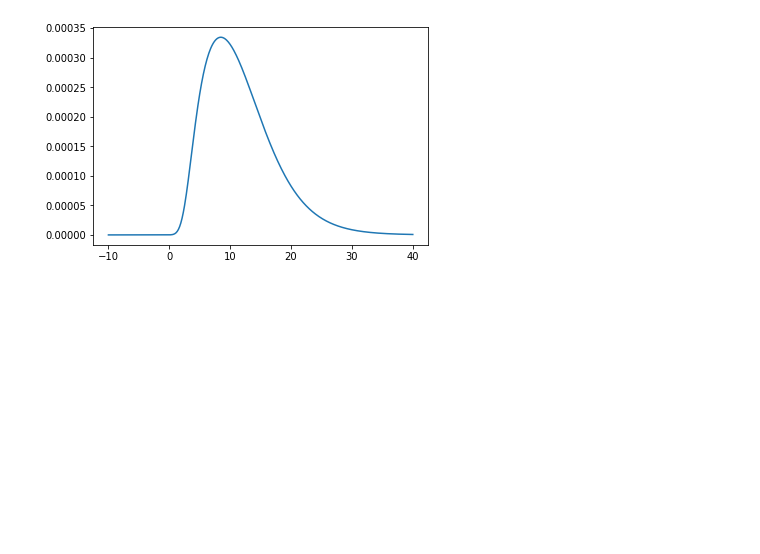
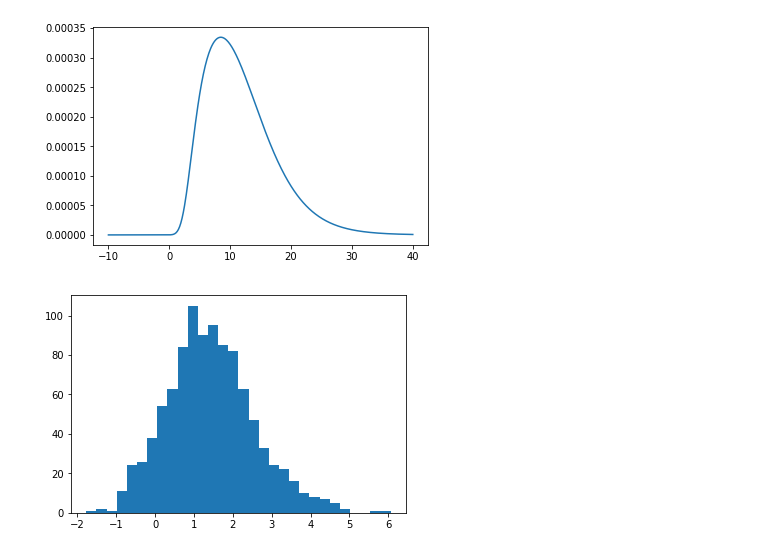
Before and after one commit to hstrey/BME-502-2019, a Jupyter notebook: LD50 class.ipynb, the cells around one changed output. Cells and saved outputs as stored; diff of their text form; code cells hidden in the pictures; blank space fills up the shorter version.

```diff
--- a/LD50 class.ipynb
+++ b/LD50 class.ipynb
@@ -47,3 +47,19 @@ plt.plot(beta, beta_marg)
 # %% [output]
 [<matplotlib.lines.Line2D at 0x...>]
 [figure]
+# %%
+def inv_cdf(pdf,x):
+    cdf = [integrate.simps(pdf[:i+1],x[:i+1]) for i in range(len(x)-1)]
+    cdf = np.array([0] + cdf)
+    cdf = cdf / cdf[-1]
+    return interpolate.interp1d(cdf,x)
+# %%
+n = 1000
+sample_alpha = np.random.random_sample(n)
+sample_beta = np.random.random_sample(n)
+
+alpha_sample = inv_cdf(alpha_marg,alpha)(sample_alpha)
+# %%
+_ = plt.hist(alpha_sample,bins=30)
+# %% [output]
+[figure, added]
```
Also changed, not shown: parts of 5 cells of this notebook.
